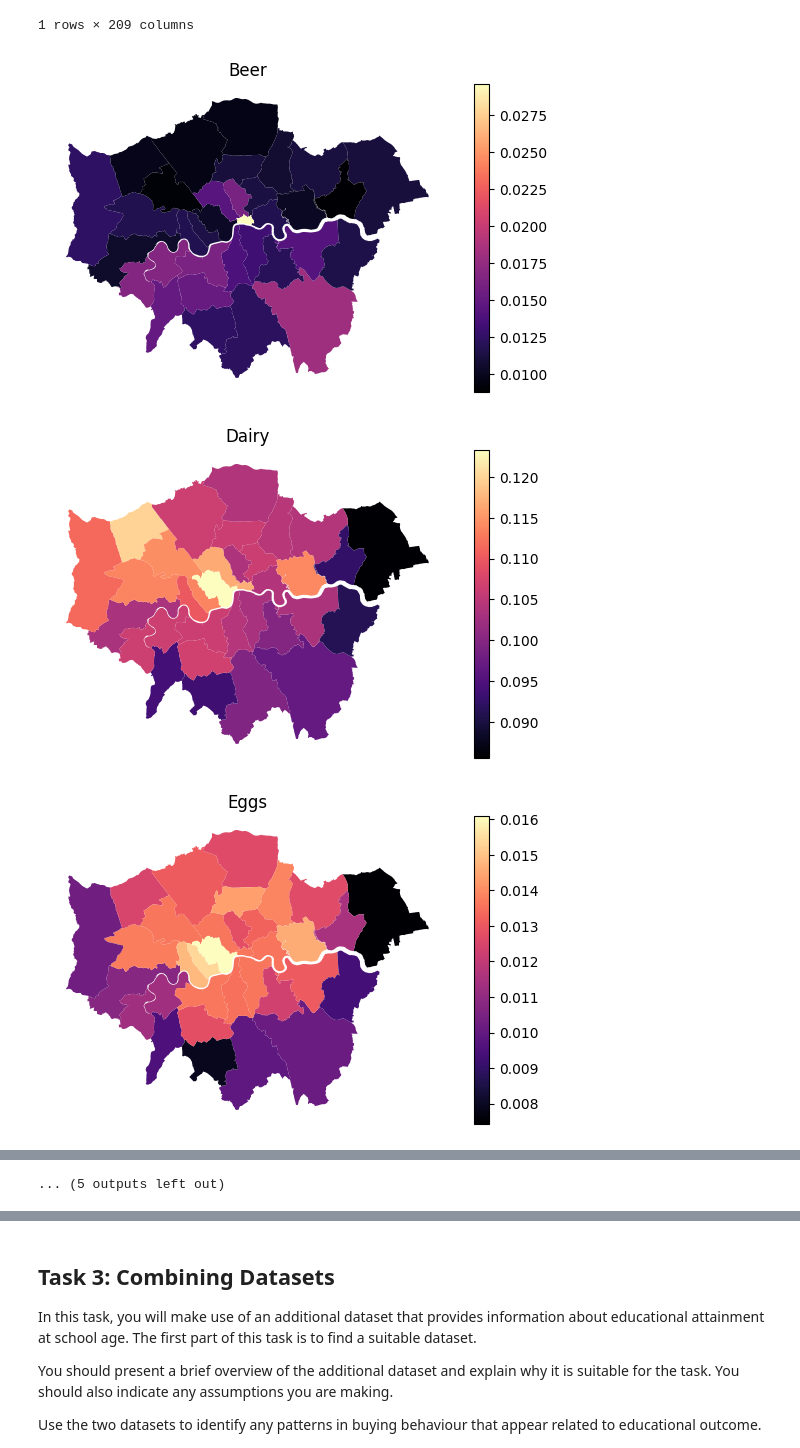
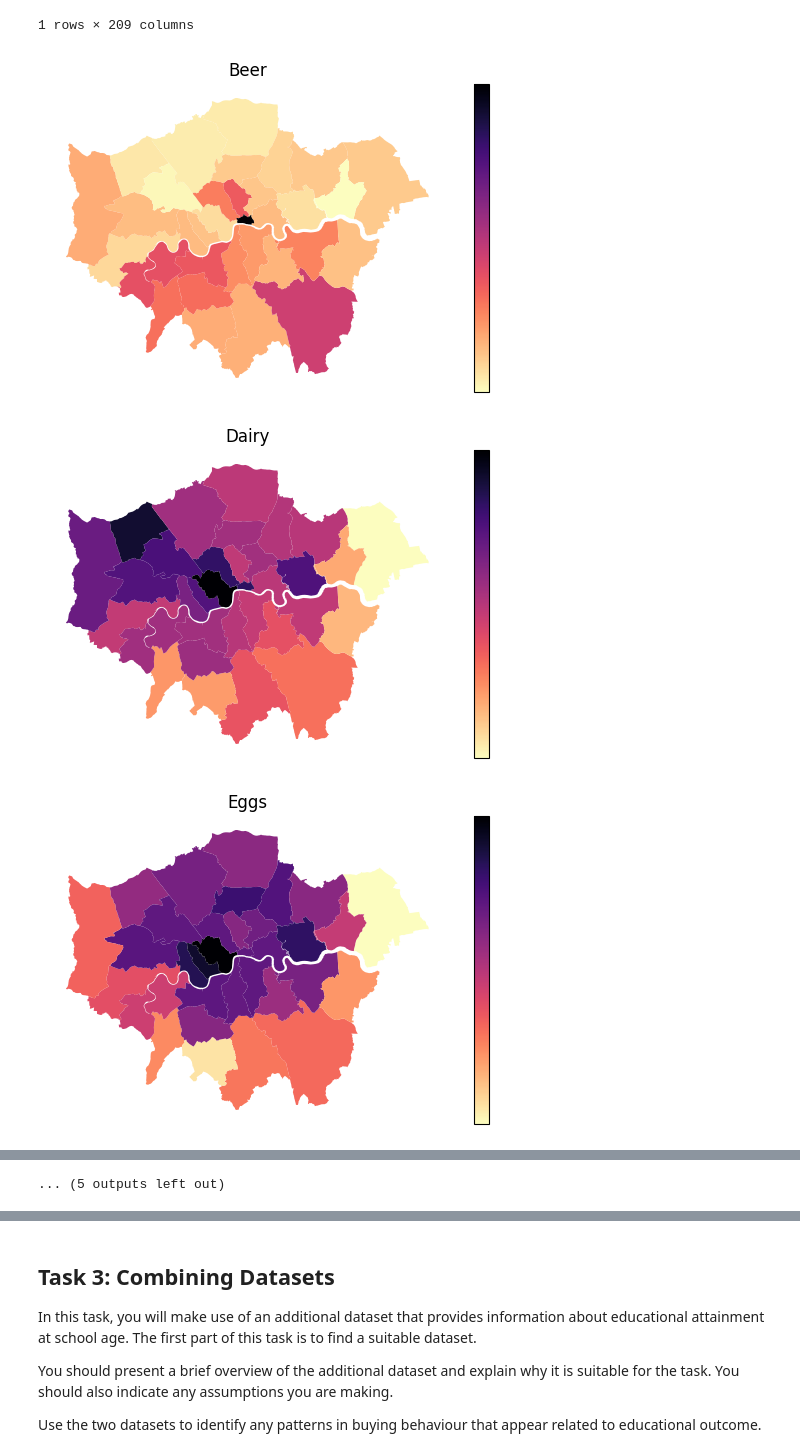
Before and after one commit to omarriyaz/Tesco_Grocery_and_Educational_Attainment, a Jupyter notebook: Code/Analysis.ipynb, the cells around one changed output, grey strips where cells are left out. Saved outputs shown, nothing was run; the diff lists cells and outputs as text; code cells hidden in the pictures.

```diff
--- a/Code/Analysis.ipynb
+++ b/Code/Analysis.ipynb
@@ -601,14 +599,14 @@ choropleth_data.head(1)
 # %%
 # create maps for a bunch of columns
 columns = ['f_beer', 'f_dairy', 'f_eggs', 'f_fats_oils', 'f_fish', 'f_fruit_veg', 'f_grains', 'f_meat_red', 'f_poultry', 'f_readymade', 'f_sauces', 'f_soft_drinks', 'f_spirits', 'f_sweets', 'f_tea_coffee', 'f_water', 'f_wine']
 
 for column in columns:
     fig, ax = plt.subplots(1, 1, figsize=(7, 4))
-    choropleth_data.plot(column, ax=ax, legend=True, cmap='magma')
+    choropleth_data.plot(column, ax=ax, legend=True, cmap='magma_r', legend_kwds={'ticks': []})
     ax.set_title(column[2:].replace("_", " ").title())
     ax.axis('off')
     plt.show()
 # %% [output]
-[figure, old version]
+[figure, new version]
-[figure, old version]
+[figure, new version]
-[figure, old version]
+[figure, new version]
```
Also changed, not shown: parts of 9 cells of this notebook.
